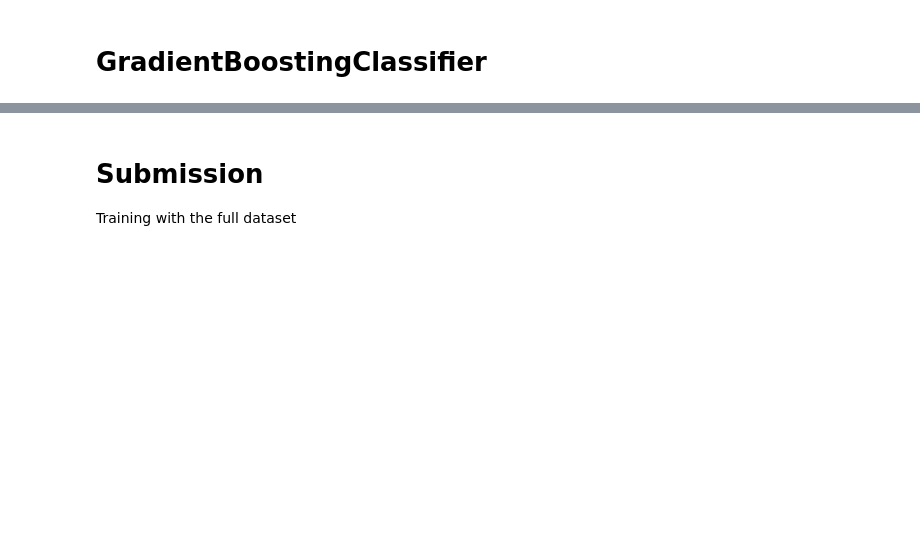
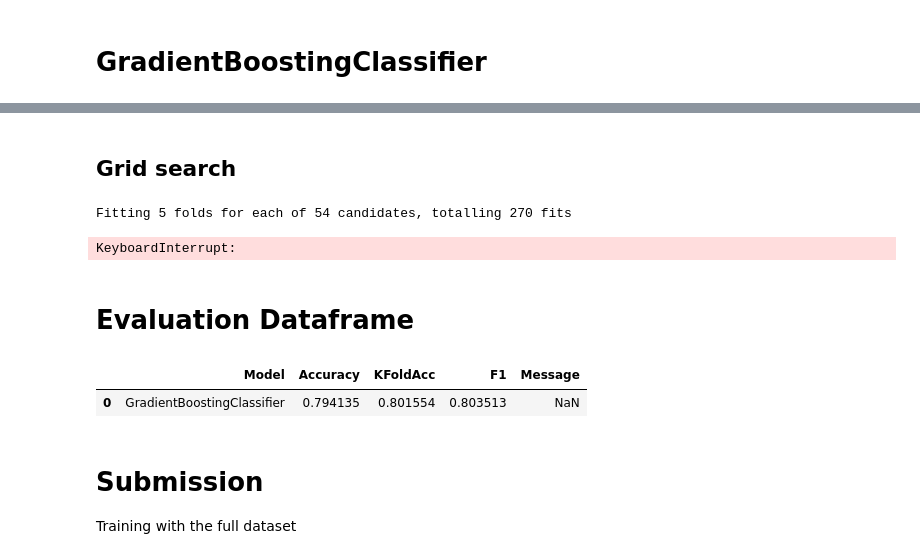
Before and after one commit to team-pass-ds/Spaceship-Titanic, a Jupyter notebook: notebooks/st-competition-notebook.ipynb, the cells around one changed output, grey strips where cells are left out. Drawn from its saved outputs; the diff is of its cells as text; code cells hidden in the pictures; blank space fills up the shorter version.

Commit message:
Trying to improve grad boost

```diff
--- a/notebooks/st-competition-notebook.ipynb
+++ b/notebooks/st-competition-notebook.ipynb
@@ -525,0 +655,2 @@ getModelReport(grad, X_train, y_train, X_test, y_test)
+# %% [markdown]
+## Grid search
@@ -526,3 +664,25 @@ getModelReport(grad, X_train, y_train, X_test, y_test)
+# %%
+grid = GridSearchCV(
+    GradientBoostingClassifier(),
+    param_grid=gradboost_param_grid,
+    n_jobs=-1, verbose=3
+)
+
+grid = grid.fit(X_train, y_train)
+# %% [output]
+Fitting 5 folds for each of 54 candidates, totalling 270 fits
+KeyboardInterrupt:
+# %% [markdown]
+# Evaluation Dataframe
+# %%
+perf = pd.DataFrame(
+    performances,
+    columns='Model Accuracy KFoldAcc F1 Message'.split()
+)
+perf
+# %% [output]
+|  | Model | Accuracy | KFoldAcc | F1 | Message |
+| 0 | GradientBoostingClassifier | 0.794135 | 0.801554 | 0.803513 | NaN |
 # %% [markdown]
 # Submission
 
```
Also changed, not shown: parts of 23 cells of this notebook.
